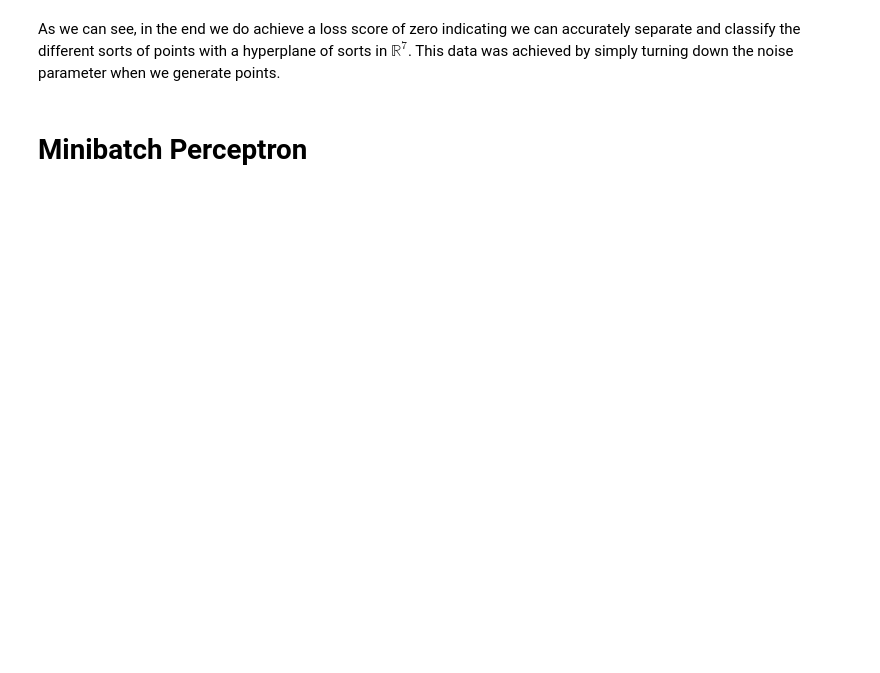
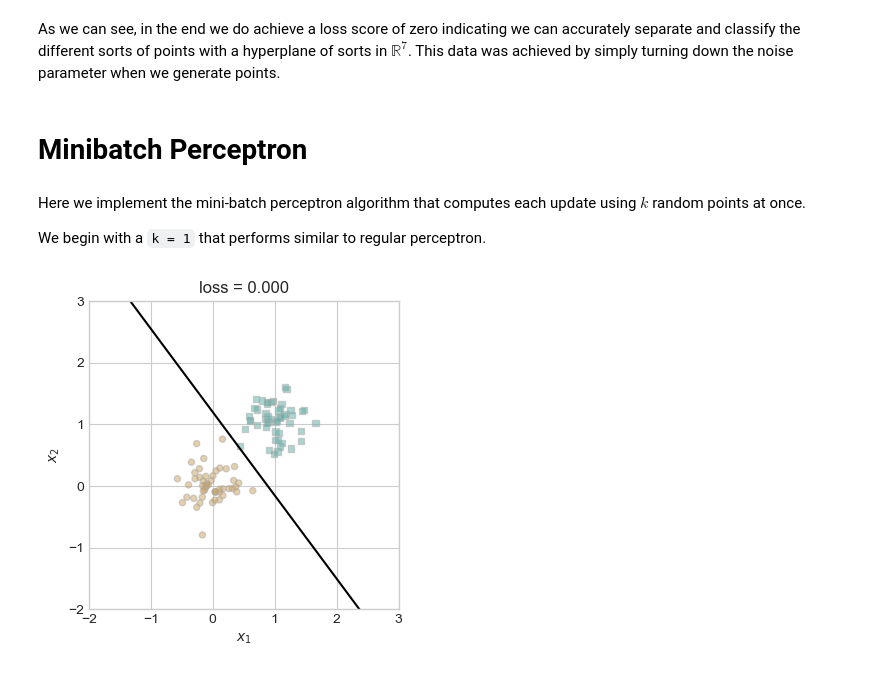
Before and after one commit to lawolff1702/lawolff1702.github.io, a Jupyter notebook: posts/Implementing the Perceptron Algorithm/index.ipynb, the cells around one changed output. Saved outputs shown, nothing was run; the diff lists cells and outputs as text; code cells hidden in the pictures; blank space fills up the shorter version.

```diff
--- a/posts/Implementing the Perceptron Algorithm/index.ipynb
+++ b/posts/Implementing the Perceptron Algorithm/index.ipynb
@@ -297,3 +310,45 @@ labs = plt.gca().set(xlabel = "Perceptron Iteration (Updates Only)", ylabel = "l
 As we can see, in the end we do achieve a loss score of zero indicating we can accurately separate and classify the different sorts of points with a hyperplane of sorts in $\mathbb{R}^7$. This data was achieved by simply turning down the noise parameter when we generate points.
 # %% [markdown]
 # Minibatch Perceptron
+# %% [markdown]
+Here we implement the mini-batch perceptron algorithm that computes each update using $k$ random points at once.
+
+We begin with a `k = 1` that performs similar to regular perceptron.
+# %%
+torch.manual_seed(6791)
+X, y = perceptron_data(n_points=100, noise=0.25)
+n = X.shape[0]
+
+p = Perceptron()
+opt = PerceptronOptimizer(p)
+p.loss(X, y)
+
+loss_vec = []
+
+k=1
+
+max_iter = 1000
+loss = 1
+while loss > 0 and max_iter > 0:
+    i = torch.randint(n, size=(1,))
+    x_i = X[[i], :]
+    y_i = y[i]
+    local_loss = p.loss(x_i, y_i).item()
+
+    if local_loss > 0:
+        old_w = torch.clone(p.w)
+        opt.step(x_i, y_i, k)
+        loss = p.loss(X, y).item()
+
+        loss_vec.append(loss)
+
+    max_iter -= 1
+
+fig, ax = plt.subplots(1, 1, figsize = (4, 4))
+plot_perceptron_data(X, y, ax)
+draw_line(p.w, x_min=-2, x_max=3, ax=ax, color="black")
+ax.set_title(f"loss = {loss:.3f}")
+ax.set(xlim=(-2, 3), ylim=(-2, 3))
+plt.show()
+# %% [output]
+[figure, added]
```
Also changed, not shown: parts of 35 cells of this notebook, 20 other files.
